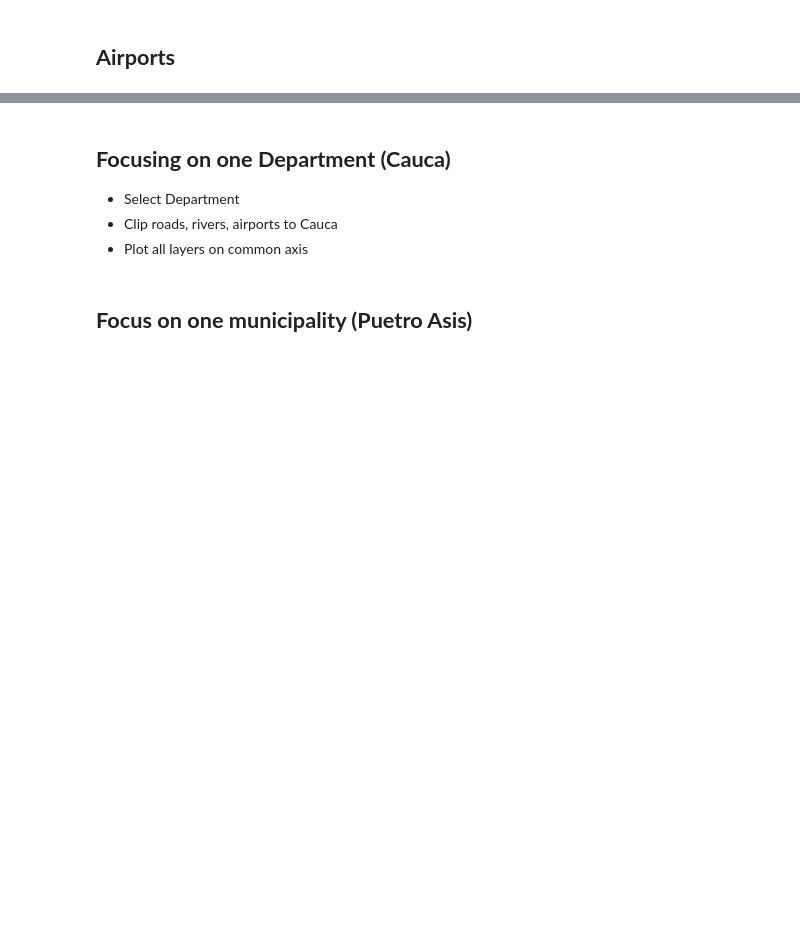
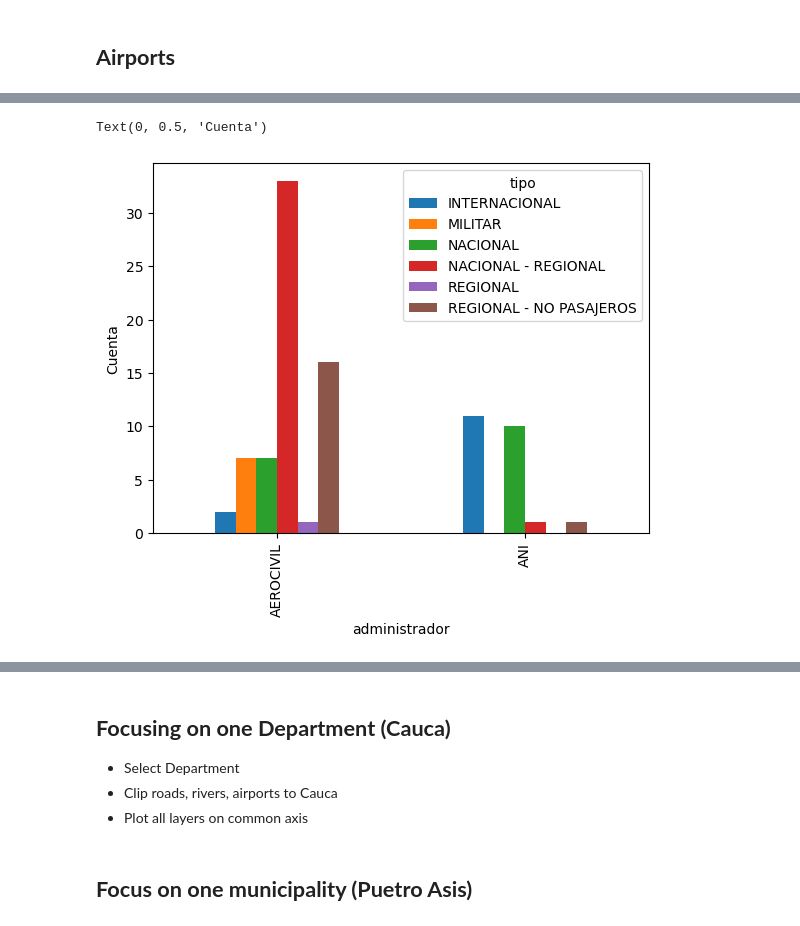
Before and after one commit to Iortega2021/03-geopark-vector-data, a Jupyter notebook: notebooks/geopark-vector-data-empty.ipynb, the cells around one changed output, grey strips where cells are left out. Saved outputs shown, nothing was run; the diff lists cells and outputs as text; code cells hidden in the pictures; blank space fills up the shorter version.

```diff
--- a/notebooks/geopark-vector-data-empty.ipynb
+++ b/notebooks/geopark-vector-data-empty.ipynb
@@ -256,3 +344,5 @@ roads_gdf.info()
 col_airports_url = "https://maps.princeton.edu/download/file/tufts-colombia-mainairports-14-shapefile.zip"
 
 # Open airports data using geopandas
+col_airports_gdf = gpd.read_file(col_airports_url)
+col_airports_gdf
@@ -260,0 +384,3 @@ col_airports_url = "https://maps.princeton.edu/download/file/tufts-colombia-main
+# %%
+cross_tab = pd.crosstab(col_airports_gdf["tipo"], col_airports_gdf["administra"])
+cross_tab
@@ -261,2 +396,9 @@ col_airports_url = "https://maps.princeton.edu/download/file/tufts-colombia-main
+# %%
+cross_tab.plot(kind="bar")
+plt.xlabel('administrador')
+plt.ylabel('Cuenta')
+# %% [output]
+Text(0, 0.5, 'Cuenta')
+[figure, added]
 # %%
 # Plot the airports data using .plot()
```
Also changed, not shown: parts of 12 cells of this notebook.
